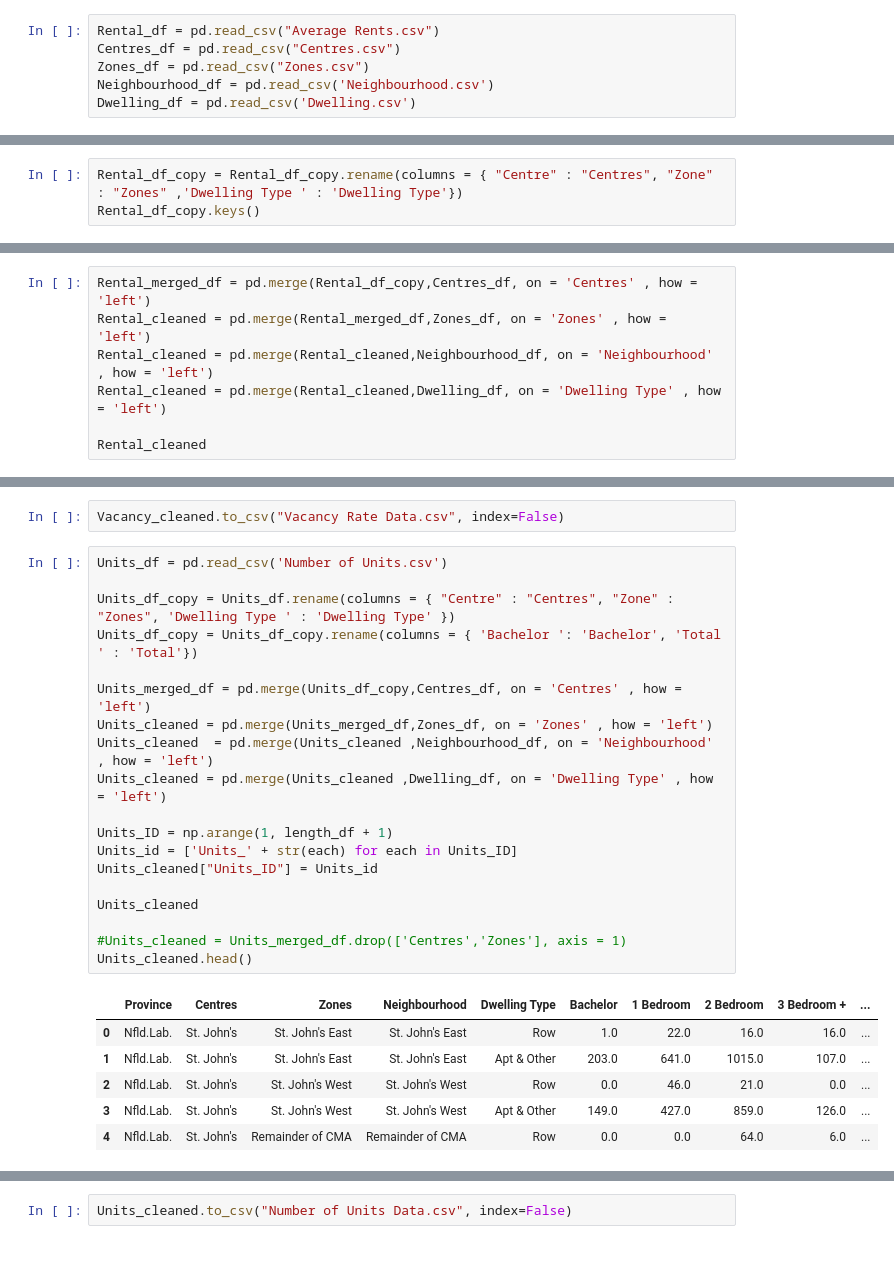
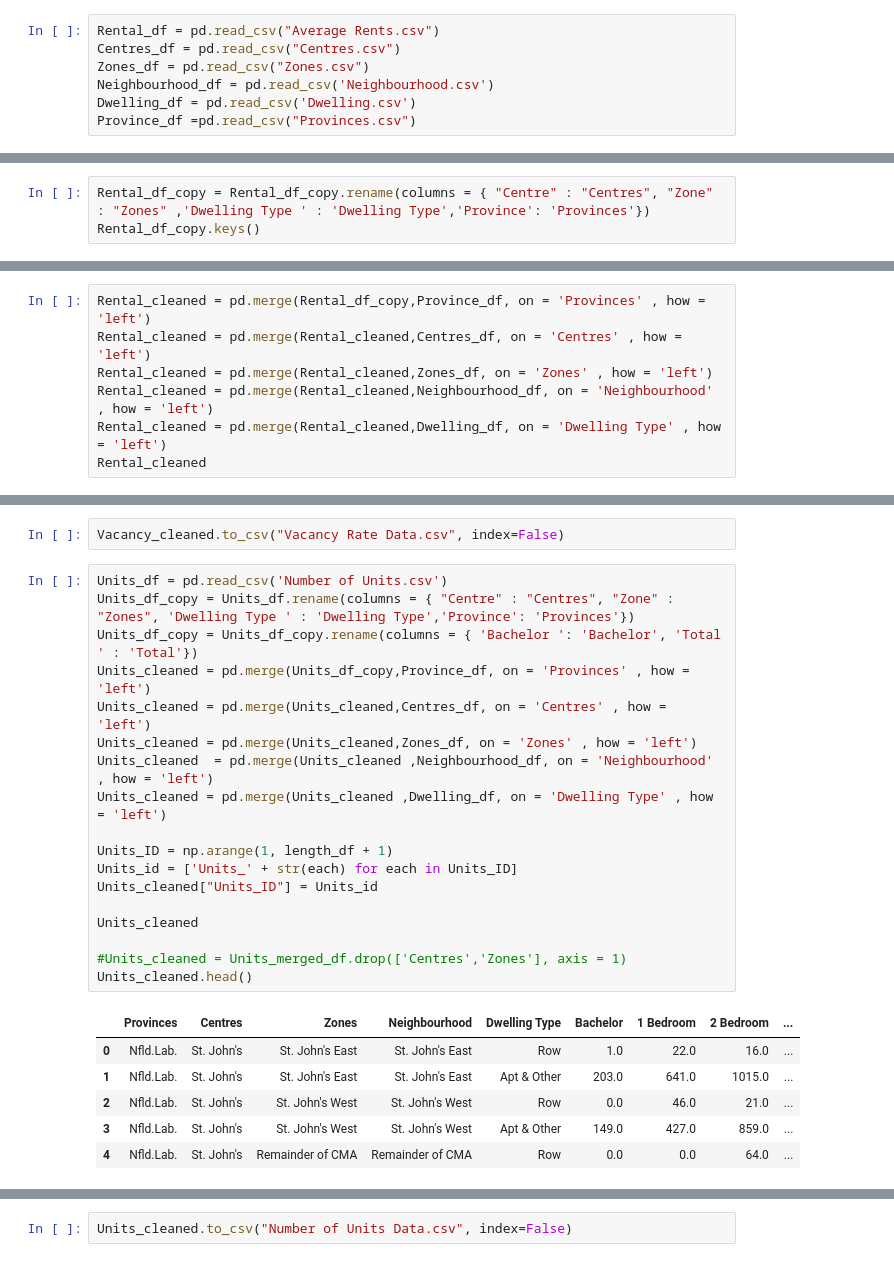
Before and after one commit to joshi-swetam/Interactive-Visualizations_Canadian_Rental_market, a Jupyter notebook: Resources/Extraction_tranformation.ipynb, the cells around one changed output, grey strips where cells are left out. Saved outputs shown, nothing was run; the diff lists cells and outputs as text.

```diff
--- a/Resources/Extraction_tranformation.ipynb
+++ b/Resources/Extraction_tranformation.ipynb
@@ -12,6 +12,7 @@ Centres_df = pd.read_csv("Centres.csv")
 Zones_df = pd.read_csv("Zones.csv")
 Neighbourhood_df = pd.read_csv('Neighbourhood.csv')
 Dwelling_df = pd.read_csv('Dwelling.csv')
+Province_df =pd.read_csv("Provinces.csv")
 # %%
 Dwelling_df.keys()
 # %% [output]
@@ -25,6 +26,6 @@ Index(['Province', 'Centre', 'Zone', 'Neighbourhood', 'Dwelling Type ',
        'Bachelor ', '1 Bedroom', '2 Bedroom', '3 Bedroom +', 'Total ', 'Year'],
       dtype='object')
 # %%
-Rental_df_copy = Rental_df_copy.rename(columns = { "Centre" : "Centres", "Zone" : "Zones" ,'Dwelling Type ' : 'Dwelling Type'})
+Rental_df_copy = Rental_df_copy.rename(columns = { "Centre" : "Centres", "Zone" : "Zones" ,'Dwelling Type ' : 'Dwelling Type','Province': 'Provinces'})
 Rental_df_copy.keys()
 # %% [output]
@@ -32,10 +33,10 @@ Index(['Province', 'Centres', 'Zones', 'Neighbourhood', 'Dwelling Type',
        'Bachelor ', '1 Bedroom', '2 Bedroom', '3 Bedroom +', 'Total ', 'Year'],
       dtype='object')
 # %%
-Rental_merged_df = pd.merge(Rental_df_copy,Centres_df, on = 'Centres' , how = 'left')
-Rental_cleaned = pd.merge(Rental_merged_df,Zones_df, on = 'Zones' , how = 'left')
+Rental_cleaned = pd.merge(Rental_df_copy,Province_df, on = 'Provinces' , how = 'left')
+Rental_cleaned = pd.merge(Rental_cleaned,Centres_df, on = 'Centres' , how = 'left')
+Rental_cleaned = pd.merge(Rental_cleaned,Zones_df, on = 'Zones' , how = 'left')
 Rental_cleaned = pd.merge(Rental_cleaned,Neighbourhood_df, on = 'Neighbourhood' , how = 'left')
 Rental_cleaned = pd.merge(Rental_cleaned,Dwelling_df, on = 'Dwelling Type' , how = 'left')
-
 Rental_cleaned
 # %% [output]
@@ -174,28 +195,27 @@ Vacancy_cleaned = Vacancy_cleaned[['VR_ID', 'Province','Bachelor', '1 Bedroom',
 Vacancy_cleaned.to_csv("Vacancy Rate Data.csv", index=False)
 # %%
 Units_df = pd.read_csv('Number of Units.csv')
-
-Units_df_copy = Units_df.rename(columns = { "Centre" : "Centres", "Zone" : "Zones", 'Dwelling Type ' : 'Dwelling Type' })
+Units_df_copy = Units_df.rename(columns = { "Centre" : "Centres", "Zone" : "Zones", 'Dwelling Type ' : 'Dwelling Type','Province': 'Provinces'})
 Units_df_copy = Units_df_copy.rename(columns = { 'Bachelor ': 'Bachelor', 'Total ' : 'Total'})
-
-Units_merged_df = pd.merge(Units_df_copy,Centres_df, on = 'Centres' , how = 'left')
-Units_cleaned = pd.merge(Units_merged_df,Zones_df, on = 'Zones' , how = 'left')
+Units_cleaned = pd.merge(Units_df_copy,Province_df, on = 'Provinces' , how = 'left')
+Units_cleaned = pd.merge(Units_cleaned,Centres_df, on = 'Centres' , how = 'left')
+Units_cleaned = pd.merge(Units_cleaned,Zones_df, on = 'Zones' , how = 'left')
 Units_cleaned  = pd.merge(Units_cleaned ,Neighbourhood_df, on = 'Neighbourhood' , how = 'left')
 Units_cleaned = pd.merge(Units_cleaned ,Dwelling_df, on = 'Dwelling Type' , how = 'left')
 
 Units_ID = np.arange(1, length_df + 1)
 Units_id = ['Units_' + str(each) for each in Units_ID]
 Units_cleaned["Units_ID"] = Units_id
 
 Units_cleaned
 
 #Units_cleaned = Units_merged_df.drop(['Centres','Zones'], axis = 1)
 Units_cleaned.head()
 # %% [output]
-|  | Province | Centres | Zones | Neighbourhood | Dwelling Type | Bachelor | 1 Bedroom | 2 Bedroom | 3 Bedroom + | ... |
-| 0 | Nfld.Lab. | St. John's | St. John's East | St. John's East | Row | 1.0 | 22.0 | 16.0 | 16.0 | ... |
-| 1 | Nfld.Lab. | St. John's | St. John's East | St. John's East | Apt & Other | 203.0 | 641.0 | 1015.0 | 107.0 | ... |
-| 2 | Nfld.Lab. | St. John's | St. John's West | St. John's West | Row | 0.0 | 46.0 | 21.0 | 0.0 | ... |
-| 3 | Nfld.Lab. | St. John's | St. John's West | St. John's West | Apt & Other | 149.0 | 427.0 | 859.0 | 126.0 | ... |
-| 4 | Nfld.Lab. | St. John's | Remainder of CMA | Remainder of CMA | Row | 0.0 | 0.0 | 64.0 | 6.0 | ... |
+|  | Provinces | Centres | Zones | Neighbourhood | Dwelling Type | Bachelor | 1 Bedroom | 2 Bedroom | ... |
+| 0 | Nfld.Lab. | St. John's | St. John's East | St. John's East | Row | 1.0 | 22.0 | 16.0 | ... |
+| 1 | Nfld.Lab. | St. John's | St. John's East | St. John's East | Apt & Other | 203.0 | 641.0 | 1015.0 | ... |
+| 2 | Nfld.Lab. | St. John's | St. John's West | St. John's West | Row | 0.0 | 46.0 | 21.0 | ... |
+| 3 | Nfld.Lab. | St. John's | St. John's West | St. John's West | Apt & Other | 149.0 | 427.0 | 859.0 | ... |
+| 4 | Nfld.Lab. | St. John's | Remainder of CMA | Remainder of CMA | Row | 0.0 | 0.0 | 64.0 | ... |
 # %%
```
Also changed, not shown: parts of 16 cells of this notebook, 2 other files.
